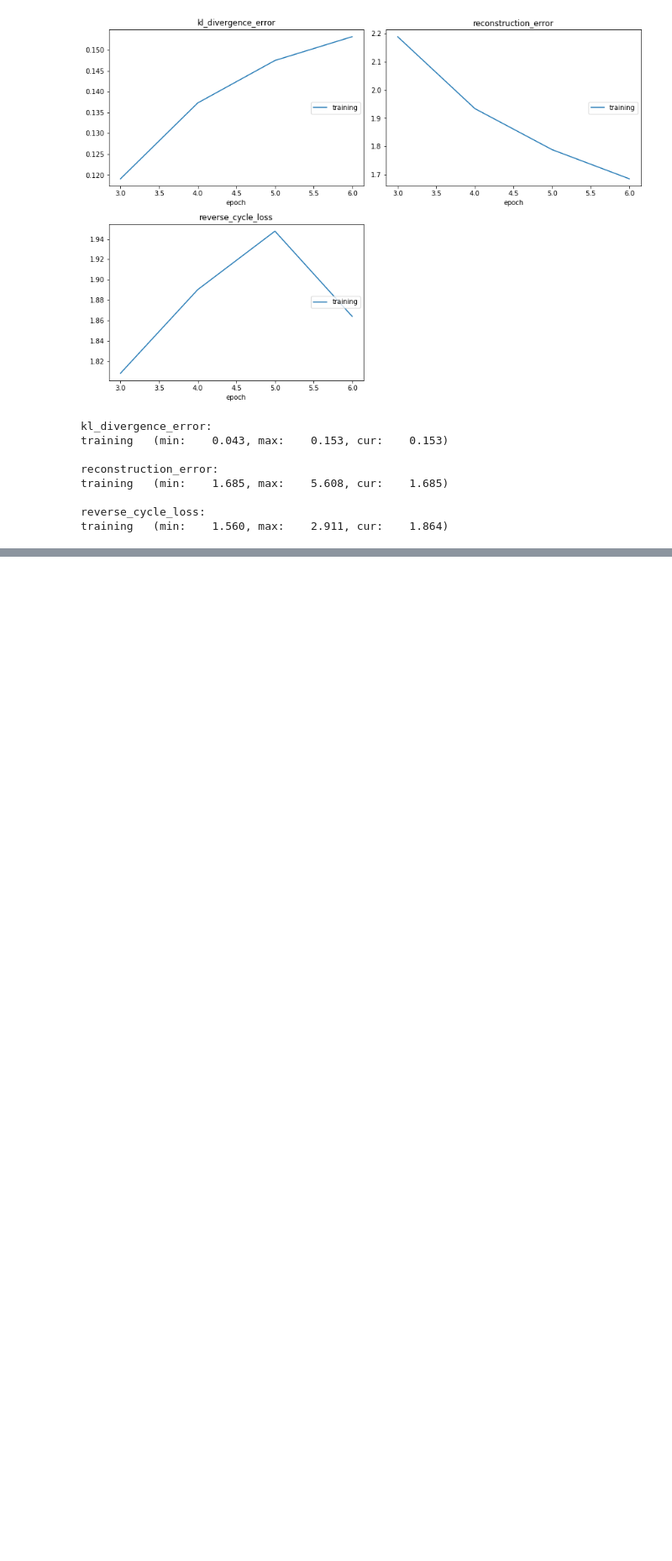
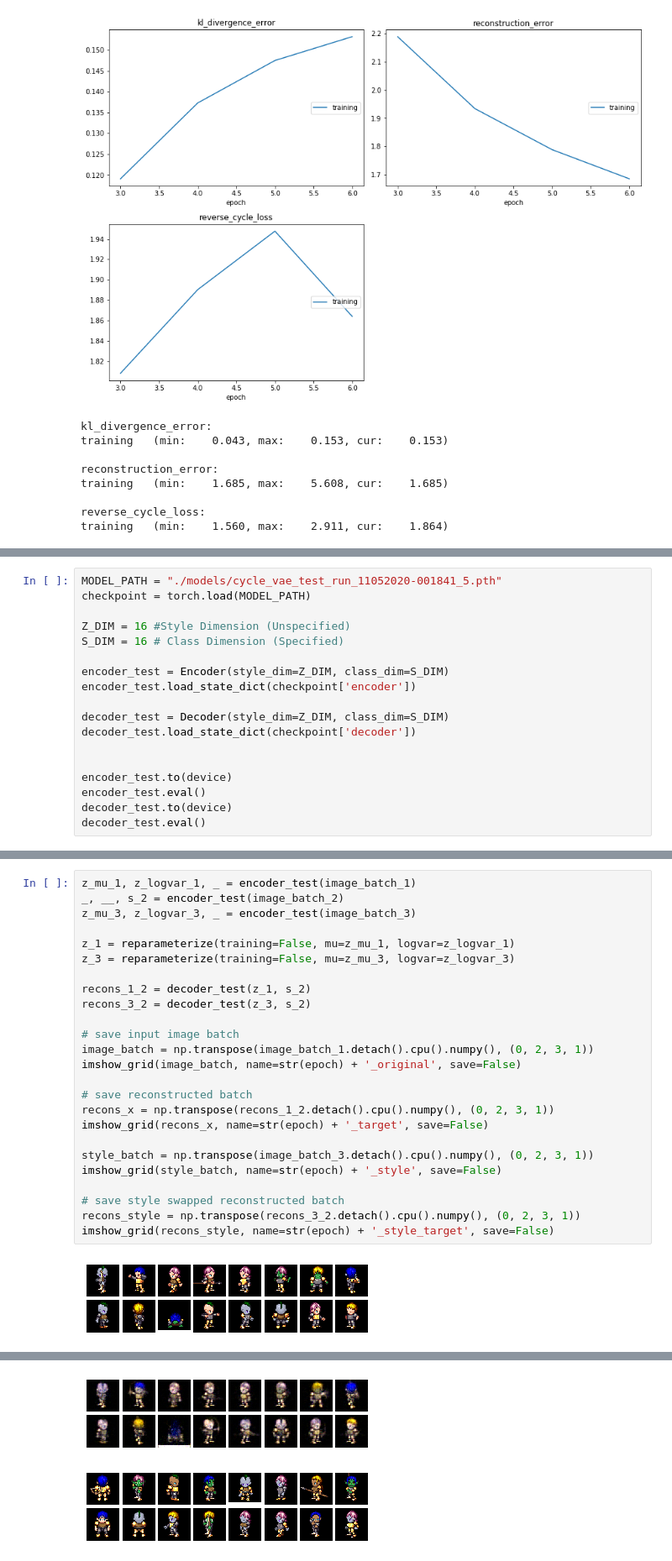
Before and after one commit to brihijoshi/cycle-consistent-vae-ECCV-2018, a Jupyter notebook: Model.ipynb, the cells around one changed output, grey strips where cells are left out. Shown at 84% size. Drawn from its saved outputs; the diff is of its cells as text; blank space fills up the shorter version.

```diff
--- a/Model.ipynb
+++ b/Model.ipynb
@@ -317,0 +396,18 @@ training   (min:    1.560, max:    2.911, cur:    1.864)
+# %%
+MODEL_PATH = "./models/cycle_vae_test_run_11052020-001841_5.pth"
+checkpoint = torch.load(MODEL_PATH)
+
+Z_DIM = 16 #Style Dimension (Unspecified)
+S_DIM = 16 # Class Dimension (Specified)
+
+encoder_test = Encoder(style_dim=Z_DIM, class_dim=S_DIM)
+encoder_test.load_state_dict(checkpoint['encoder'])
+
+decoder_test = Decoder(style_dim=Z_DIM, class_dim=S_DIM)
+decoder_test.load_state_dict(checkpoint['decoder'])
+
+
+encoder_test.to(device)
+encoder_test.eval()
+decoder_test.to(device)
+decoder_test.eval()
@@ -317,0 +432,27 @@ training   (min:    1.560, max:    2.911, cur:    1.864)
+# %%
+z_mu_1, z_logvar_1, _ = encoder_test(image_batch_1)
+_, __, s_2 = encoder_test(image_batch_2)
+z_mu_3, z_logvar_3, _ = encoder_test(image_batch_3)
+
+z_1 = reparameterize(training=False, mu=z_mu_1, logvar=z_logvar_1)
+z_3 = reparameterize(training=False, mu=z_mu_3, logvar=z_logvar_3)
+
+recons_1_2 = decoder_test(z_1, s_2)
+recons_3_2 = decoder_test(z_3, s_2)
+
+# save input image batch
+image_batch = np.transpose(image_batch_1.detach().cpu().numpy(), (0, 2, 3, 1))
+imshow_grid(image_batch, name=str(epoch) + '_original', save=False)
+
+# save reconstructed batch
+recons_x = np.transpose(recons_1_2.detach().cpu().numpy(), (0, 2, 3, 1))
+imshow_grid(recons_x, name=str(epoch) + '_target', save=False)
+
+style_batch = np.transpose(image_batch_3.detach().cpu().numpy(), (0, 2, 3, 1))
+imshow_grid(style_batch, name=str(epoch) + '_style', save=False)
+
+# save style swapped reconstructed batch
+recons_style = np.transpose(recons_3_2.detach().cpu().numpy(), (0, 2, 3, 1))
+imshow_grid(recons_style, name=str(epoch) + '_style_target', save=False)
+# %% [output]
+[figure, added]
@@ -317,0 +475,2 @@ training   (min:    1.560, max:    2.911, cur:    1.864)
+[figure, added]
+[figure, added]
```
Also changed, not shown: parts of 4 cells of this notebook.
